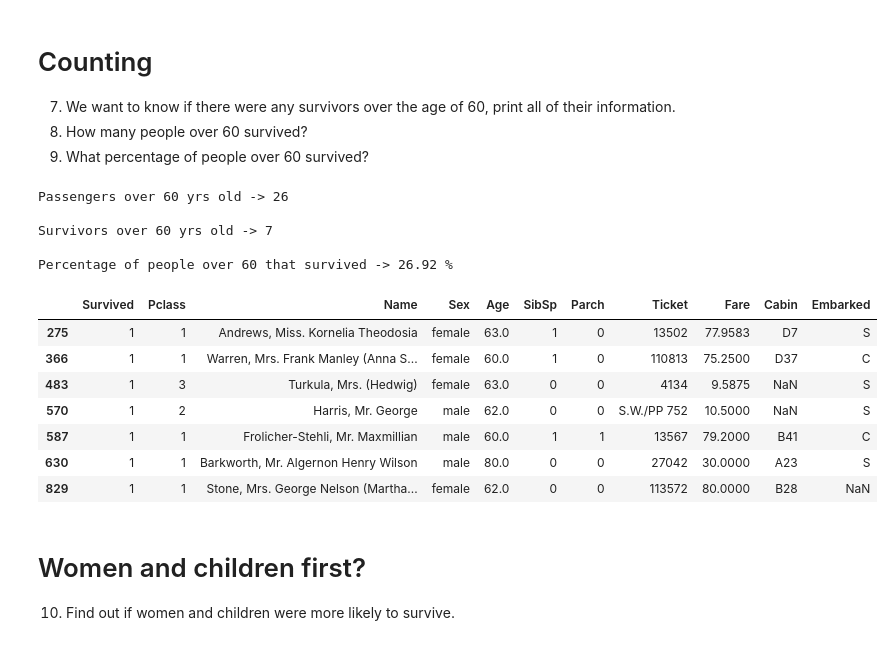
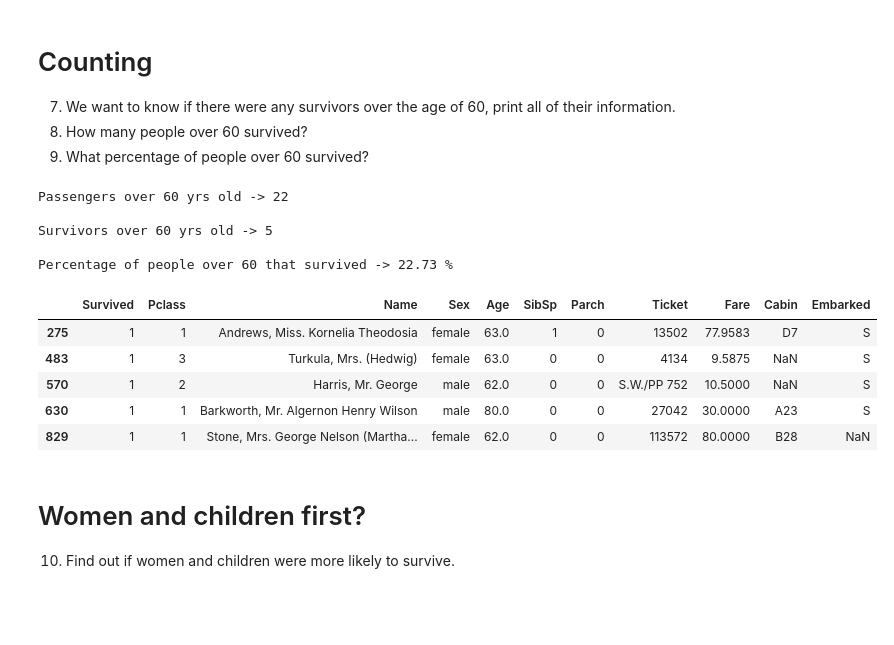
Before and after one commit to IDM4s-2025/df-manipulation642, a Jupyter notebook: titanic.ipynb, the cells around one changed output. Drawn from its saved outputs; the diff is of its cells as text; code cells hidden in the pictures; blank space fills up the shorter version.

```diff
--- a/titanic.ipynb
+++ b/titanic.ipynb
@@ -96,33 +96,31 @@ first_100
 # %%
 if titanic.index.name is not None: titanic = titanic.reset_index(drop = True)
 
 # Passengers over 60
-ages_over_60 = titanic[titanic["Age"] >= 60]
+ages_over_60 = titanic[titanic["Age"] > 60]
 print(f"Passengers over 60 yrs old ->", ages_over_60.shape[0])
 print("")
 # Survivors over 60
 survivors_over_60 = ages_over_60[ages_over_60["Survived"] == 1]
 print(f"Survivors over 60 yrs old ->", survivors_over_60.shape[0])
 print("")
 
 # Percentage of people over 60 that survived
 percentage_survivors_over_60 = survivors_over_60.shape[0] / ages_over_60.shape[0] * 100
 print(f"Percentage of people over 60 that survived ->", round(percentage_survivors_over_60, 2), "%")
 print("")
 
 survivors_over_60.iloc[::]
 # %% [output]
-Passengers over 60 yrs old -> 26
+Passengers over 60 yrs old -> 22
 
-Survivors over 60 yrs old -> 7
+Survivors over 60 yrs old -> 5
 
-Percentage of people over 60 that survived -> 26.92 %
+Percentage of people over 60 that survived -> 22.73 %
 |  | Survived | Pclass | Name | Sex | Age | SibSp | Parch | Ticket | Fare | Cabin | Embarked |
 | 275 | 1 | 1 | Andrews, Miss. Kornelia Theodosia | female | 63.0 | 1 | 0 | 13502 | 77.9583 | D7 | S |
-| 366 | 1 | 1 | Warren, Mrs. Frank Manley (Anna S... | female | 60.0 | 1 | 0 | 110813 | 75.2500 | D37 | C |
 | 483 | 1 | 3 | Turkula, Mrs. (Hedwig) | female | 63.0 | 0 | 0 | 4134 | 9.5875 | NaN | S |
 | 570 | 1 | 2 | Harris, Mr. George | male | 62.0 | 0 | 0 | S.W./PP 752 | 10.5000 | NaN | S |
-| 587 | 1 | 1 | Frolicher-Stehli, Mr. Maxmillian | male | 60.0 | 1 | 1 | 13567 | 79.2000 | B41 | C |
 | 630 | 1 | 1 | Barkworth, Mr. Algernon Henry Wilson | male | 80.0 | 0 | 0 | 27042 | 30.0000 | A23 | S |
 | 829 | 1 | 1 | Stone, Mrs. George Nelson (Martha... | female | 62.0 | 0 | 0 | 113572 | 80.0000 | B28 | NaN |
 # %% [markdown]
```
Also changed, not shown: parts of 2 cells of this notebook.
